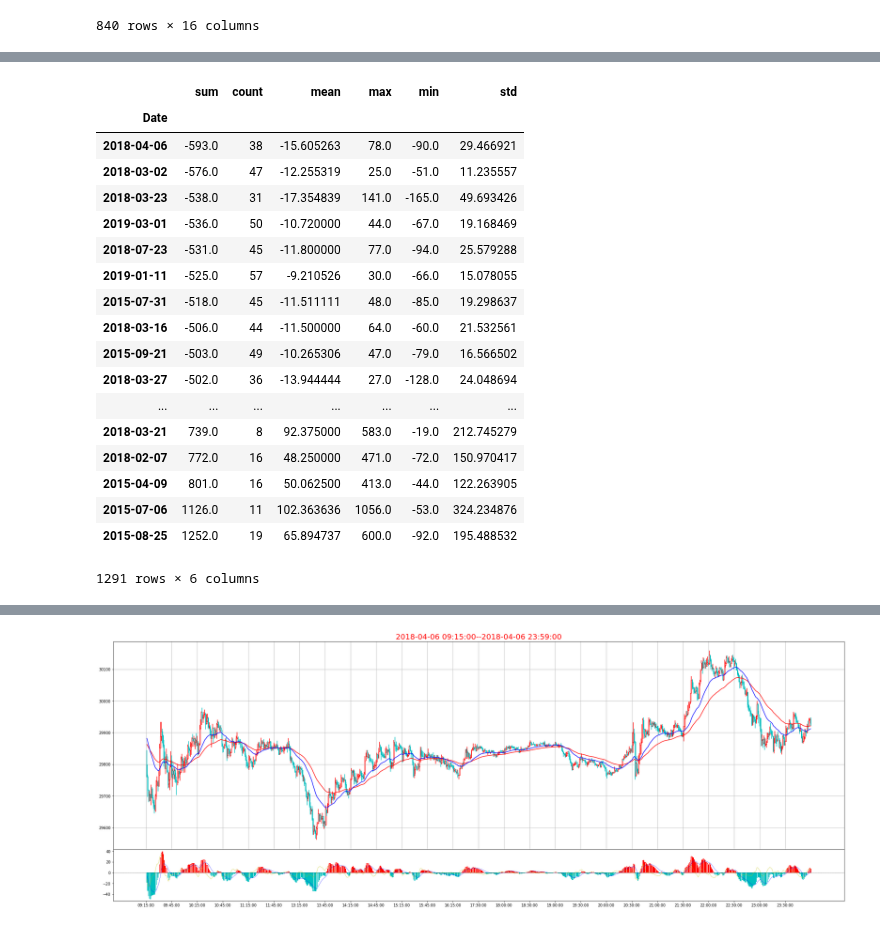
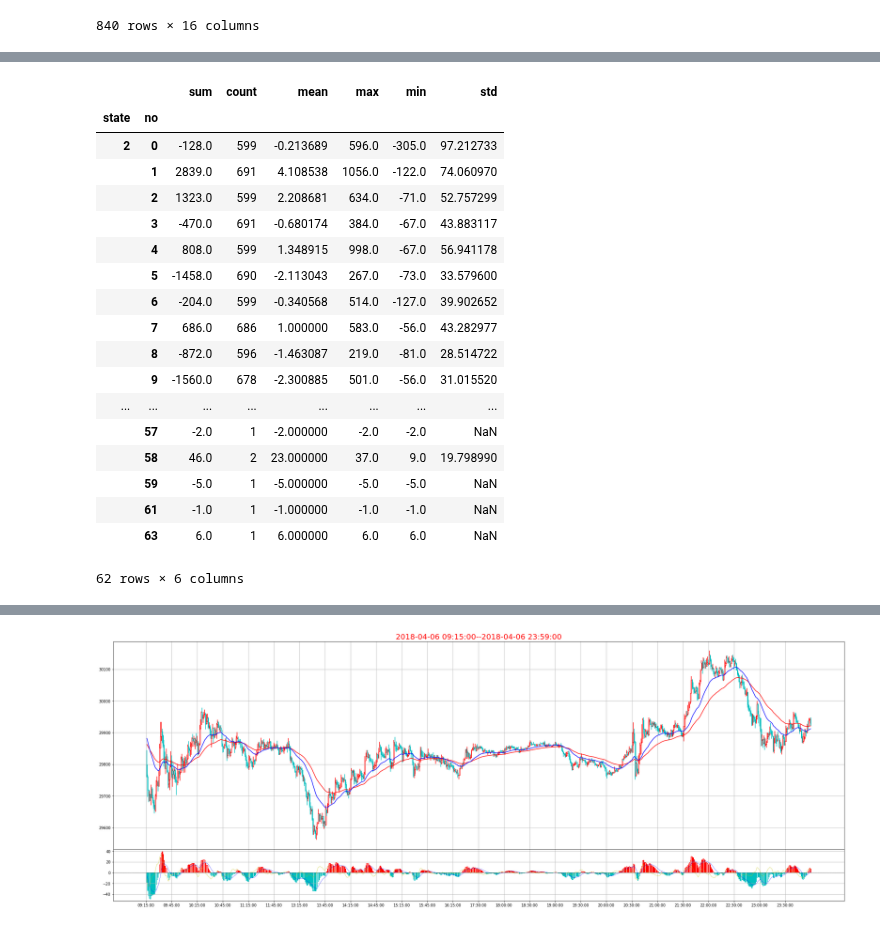
Before and after one commit to che7611/test2, a Jupyter notebook: MA60.ipynb, the cells around one changed output, grey strips where cells are left out. Saved outputs shown, nothing was run; the diff lists cells and outputs as text; code cells hidden in the pictures.

Commit message:
calc_macd_ma60

```diff
--- a/MA60.ipynb
+++ b/MA60.ipynb
@@ -58,6 +58,7 @@ def CalcMa60(date):
     state=0
     cont={}
     cnt=0
+    no=0
     for i,row in f1[cont1].iterrows():
         cont['over']=row['close']>row['MA60'] and state in[0,2]
         cont['under']=row['close']<row['MA60'] and state in[0,1]
@@ -68,6 +69,8 @@ def CalcMa60(date):
                 rec['diff']=rec['open']-rec['close']
                 rec['cnt']=cnt
                 cnt=0
+                rec['no']=no
+                no+=1
                 state=3
                 #             print(rec)
                 res.append(rec)
@@ -79,9 +82,11 @@ def CalcMa60(date):
         elif cont['under'] :
             if state==1:
                 rec['close']=row['close']
-                rec['diff']=rec['close']-rec['open']
+                rec['diff']=rec['open']-rec['close']
                 rec['cnt']=cnt
                 cnt=0
+                rec['no']=no
+                no+=1
                 sate=4
     #             print(rec)
                 res.append(rec)
@@ -92,14 +97,16 @@ def CalcMa60(date):
             rec['state']=2
     if state==1:
         rec['close']=row['close']
-        rec['diff']=rec['close']-rec['open']
+        rec['diff']=rec['open']-rec['close']
         rec['cnt']=cnt
+        rec['no']=no
         res.append(rec)
     #     print(rec)
     elif state==2:
         rec['close']=row['close']
         rec['diff']=rec['open']-rec['close']
         rec['cnt']=cnt
+        rec['no']=no
         res.append(rec)
     return res
 #     print(rec)
@@ -153,27 +124,30 @@ for dd in dList:
 # %%
 Calc=['sum','count','mean','max','min','std']
 R1=pd.DataFrame(Result)
-R1['diff'].agg(Calc)
+
 R1['Date']=R1.begin.apply(lambda x:x.date())
-R2=R1.groupby('Date')['diff'].agg(Calc)
-R2.sort_values('sum')
+R1.groupby(['state','no'])['diff'].agg(Calc)
+R1[R1.state==2].groupby(['state','no'])['diff'].agg(Calc)
+# R2.sort_values('sum')
+# R1[(R1.state==1)&(R1.no==0)].sort_values('diff',ascending=False)
+# R1['diff'].agg(Calc)
 # %% [output]
-|  | sum | count | mean | max | min | std |
-| Date |  |  |  |  |  |  |
-| 2018-04-06 | -593.0 | 38 | -15.605263 | 78.0 | -90.0 | 29.466921 |
-| 2018-03-02 | -576.0 | 47 | -12.255319 | 25.0 | -51.0 | 11.235557 |
-| 2018-03-23 | -538.0 | 31 | -17.354839 | 141.0 | -165.0 | 49.693426 |
-| 2019-03-01 | -536.0 | 50 | -10.720000 | 44.0 | -67.0 | 19.168469 |
-| 2018-07-23 | -531.0 | 45 | -11.800000 | 77.0 | -94.0 | 25.579288 |
-| 2019-01-11 | -525.0 | 57 | -9.210526 | 30.0 | -66.0 | 15.078055 |
-| 2015-07-31 | -518.0 | 45 | -11.511111 | 48.0 | -85.0 | 19.298637 |
-| 2018-03-16 | -506.0 | 44 | -11.500000 | 64.0 | -60.0 | 21.532561 |
-| 2015-09-21 | -503.0 | 49 | -10.265306 | 47.0 | -79.0 | 16.566502 |
-| 2018-03-27 | -502.0 | 36 | -13.944444 | 27.0 | -128.0 | 24.048694 |
-| ... | ... | ... | ... | ... | ... | ... |
-| 2018-03-21 | 739.0 | 8 | 92.375000 | 583.0 | -19.0 | 212.745279 |
-| 2018-02-07 | 772.0 | 16 | 48.250000 | 471.0 | -72.0 | 150.970417 |
-| 2015-04-09 | 801.0 | 16 | 50.062500 | 413.0 | -44.0 | 122.263905 |
-| 2015-07-06 | 1126.0 | 11 | 102.363636 | 1056.0 | -53.0 | 324.234876 |
-| 2015-08-25 | 1252.0 | 19 | 65.894737 | 600.0 | -92.0 | 195.488532 |
+|  |  | sum | count | mean | max | min | std |
+| state | no |  |  |  |  |  |  |
+| 2 | 0 | -128.0 | 599 | -0.213689 | 596.0 | -305.0 | 97.212733 |
+|  | 1 | 2839.0 | 691 | 4.108538 | 1056.0 | -122.0 | 74.060970 |
+|  | 2 | 1323.0 | 599 | 2.208681 | 634.0 | -71.0 | 52.757299 |
+|  | 3 | -470.0 | 691 | -0.680174 | 384.0 | -67.0 | 43.883117 |
+|  | 4 | 808.0 | 599 | 1.348915 | 998.0 | -67.0 | 56.941178 |
+|  | 5 | -1458.0 | 690 | -2.113043 | 267.0 | -73.0 | 33.579600 |
+|  | 6 | -204.0 | 599 | -0.340568 | 514.0 | -127.0 | 39.902652 |
+|  | 7 | 686.0 | 686 | 1.000000 | 583.0 | -56.0 | 43.282977 |
+|  | 8 | -872.0 | 596 | -1.463087 | 219.0 | -81.0 | 28.514722 |
+|  | 9 | -1560.0 | 678 | -2.300885 | 501.0 | -56.0 | 31.015520 |
+| ... | ... | ... | ... | ... | ... | ... | ... |
+|  | 57 | -2.0 | 1 | -2.000000 | -2.0 | -2.0 | NaN |
+|  | 58 | 46.0 | 2 | 23.000000 | 37.0 | 9.0 | 19.798990 |
+|  | 59 | -5.0 | 1 | -5.000000 | -5.0 | -5.0 | NaN |
+|  | 61 | -1.0 | 1 | -1.000000 | -1.0 | -1.0 | NaN |
+|  | 63 | 6.0 | 1 | 6.000000 | 6.0 | 6.0 | NaN |
-1291 rows × 6 columns
+62 rows × 6 columns
```
Also changed, not shown: parts of 6 cells of this notebook, 2 other files.
